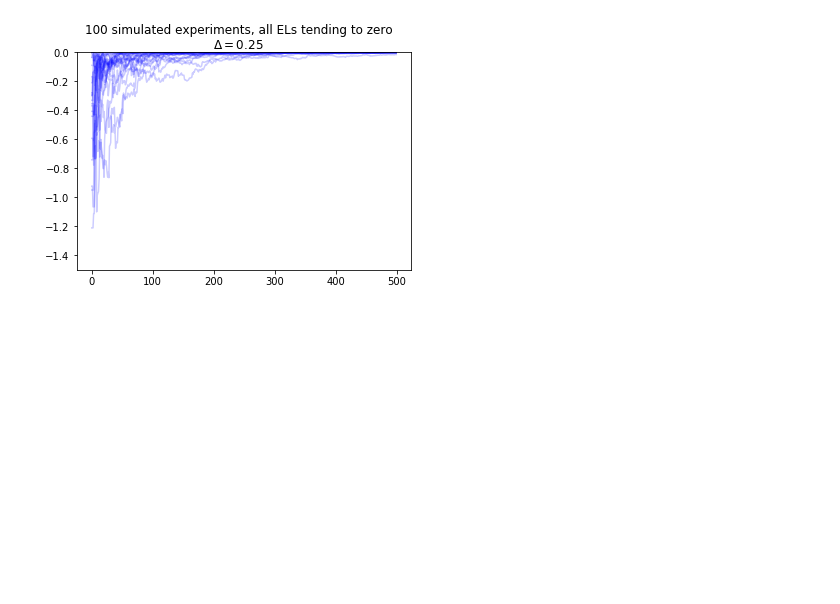
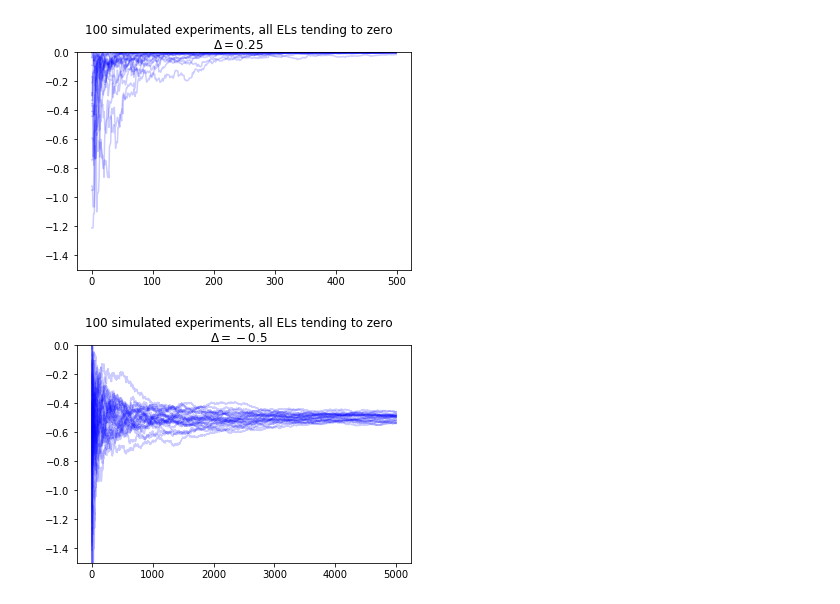
Before and after one commit to aaronmcdaid/bayesian.risk, a Jupyter notebook: notebooks/Expected Loss, and behaviour under early stopping.ipynb, the cells around one changed output. Saved outputs shown, nothing was run; the diff lists cells and outputs as text; code cells hidden in the pictures; blank space fills up the shorter version.

```diff
--- a/notebooks/Expected Loss, and behaviour under early stopping.ipynb
+++ b/notebooks/Expected Loss, and behaviour under early stopping.ipynb
@@ -53,3 +53,13 @@ for seed in range(25):
     plt.plot(losses_and_gains.expected_loss, color='blue', alpha=0.2);
 # %% [output]
 [figure]
+# %%
+# run an AB test for a while and plot the expected loss
+plt.suptitle("100 simulated experiments, all ELs tending to the truth \n$\Delta = -0.5$")
+plt.ylim(-1.5, 0)
+for seed in range(25):
+    ab = ABtest.from_simple_args(true_diff=-0.5, sd=1, weight=0.3, seed=seed)
+    losses_and_gains = many_iterations(ab, 5000)
+    plt.plot(losses_and_gains.expected_loss, color='blue', alpha=0.2);
+# %% [output]
+[figure, added]
```
